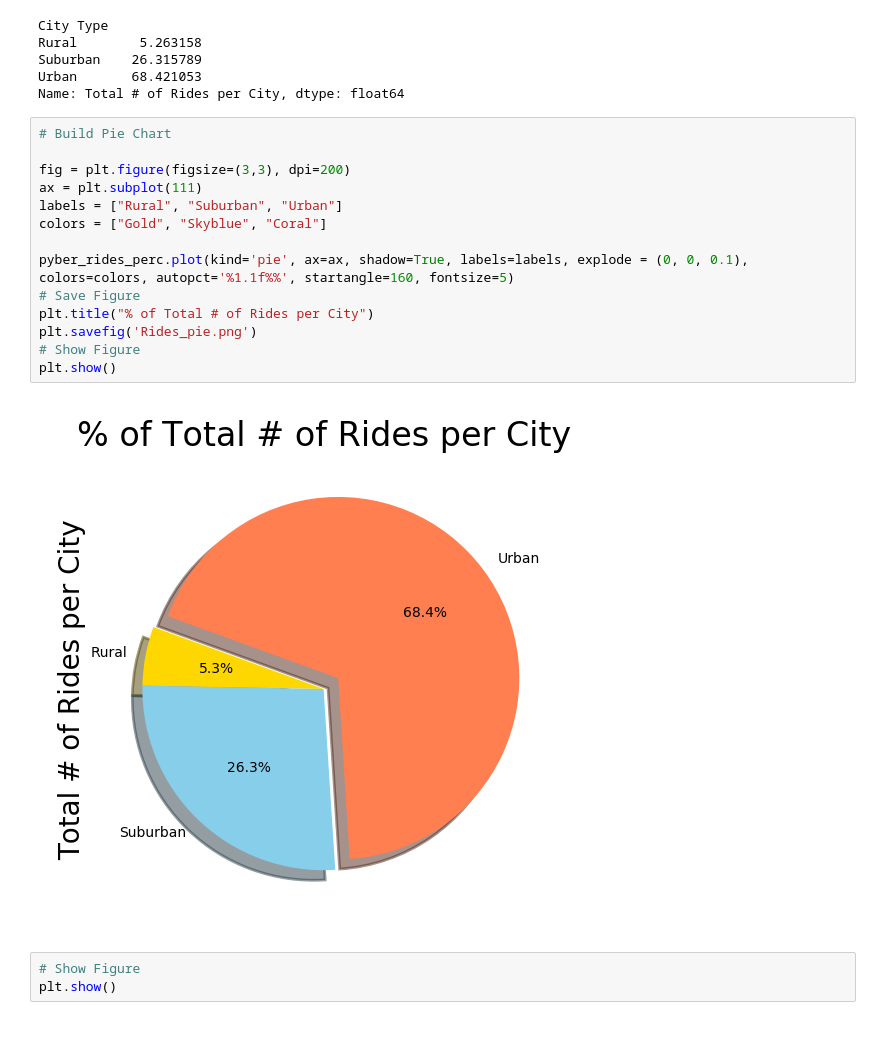
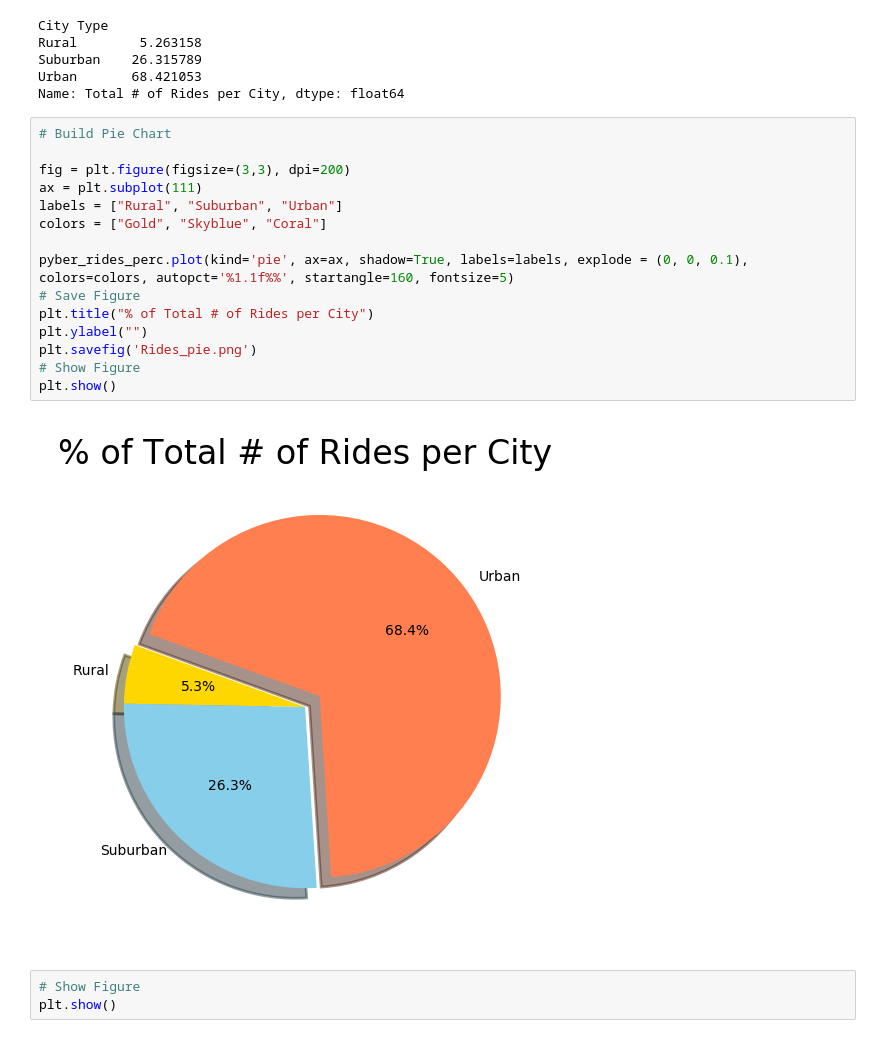
Before and after one commit to eherchen/Homework-05-submission, a Jupyter notebook: pyber- Final.ipynb, the cells around one changed output. Cells and saved outputs as stored; diff of their text form.

```diff
--- a/pyber- Final.ipynb
+++ b/pyber- Final.ipynb
@@ -259,19 +260,20 @@ Name: Total # of Rides per City, dtype: float64
 # %%
 # Build Pie Chart
 
 fig = plt.figure(figsize=(3,3), dpi=200)
 ax = plt.subplot(111)
 labels = ["Rural", "Suburban", "Urban"]
 colors = ["Gold", "Skyblue", "Coral"]
 
 pyber_rides_perc.plot(kind='pie', ax=ax, shadow=True, labels=labels, explode = (0, 0, 0.1), colors=colors, autopct='%1.1f%%', startangle=160, fontsize=5)
 # Save Figure
 plt.title("% of Total # of Rides per City")
+plt.ylabel("")
 plt.savefig('Rides_pie.png')
 # Show Figure
 plt.show()
 # %% [output]
-[figure, old version]
+[figure, new version]
 # %%
 # Show Figure
 plt.show()
```
Also changed, not shown: parts of 3 cells of this notebook.
